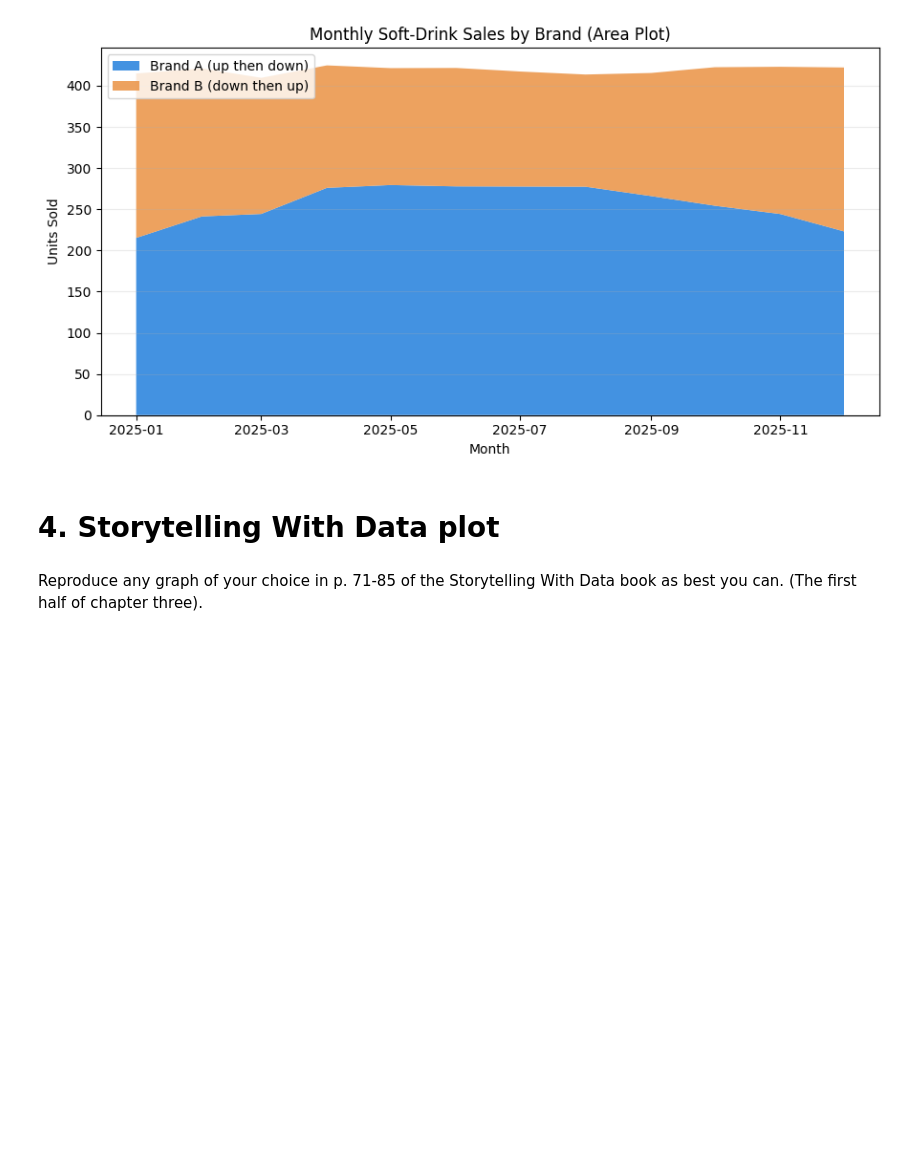
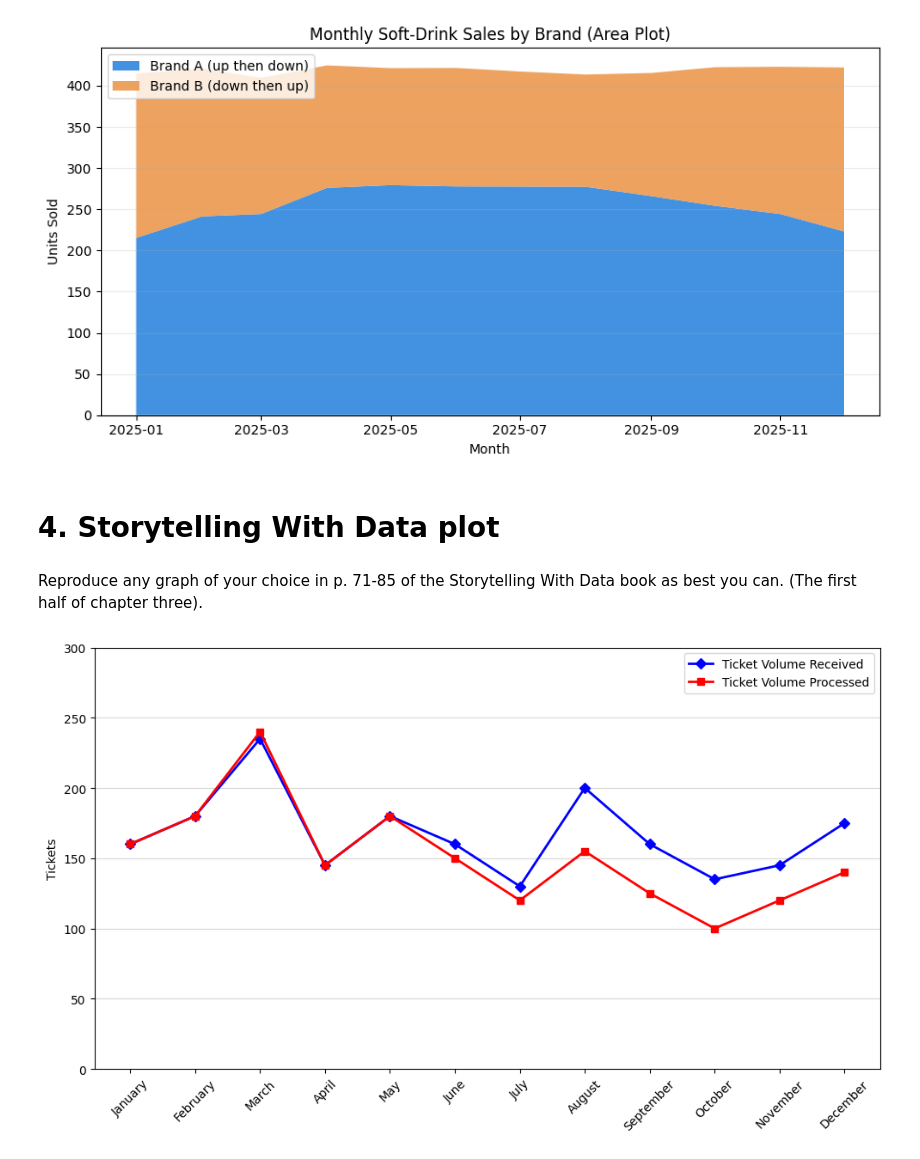
Before and after one commit to Haleymussary00/Module-B-semester-2, a Jupyter notebook: Week5-concealed-answer.ipynb, the cells around one changed output. Cells and saved outputs as stored; diff of their text form; code cells hidden in the pictures; blank space fills up the shorter version.

Commit message:
week 5 graph

```diff
--- a/Week5-concealed-answer.ipynb
+++ b/Week5-concealed-answer.ipynb
@@ -400,3 +400,36 @@ plt.tight_layout()
 # 4. Storytelling With Data plot
 # %% [markdown]
 Reproduce any graph of your choice in p. 71-85 of the Storytelling With Data book as best you can.  (The first half of chapter three).
+# %%
+import matplotlib.pyplot as plt
+
+# Create Dummy Data
+months = [
+    "January","February","March","April","May","June",
+    "July","August","September","October","November","December"
+]
+
+ticket_received = [160, 180, 235, 145, 180, 160, 130, 200, 160, 135, 145, 175]
+ticket_processed = [160, 180, 240, 145, 180, 150, 120, 155, 125, 100, 120, 140]
+# %%
+# Create figure
+plt.figure(figsize=(10,6))
+
+# Plot lines
+plt.plot(months, ticket_received, marker='D', color='blue', linewidth=2,
+         label='Ticket Volume Received')
+plt.plot(months, ticket_processed, marker='s', color='red', linewidth=2,
+         label='Ticket Volume Processed')
+
+# Formatting
+plt.ylim(0, 300)
+plt.grid(axis='y', linestyle='-', alpha=0.5)
+plt.xticks(rotation=45)
+plt.ylabel("Tickets")
+plt.legend()
+
+# Show plot
+plt.tight_layout()
+plt.show()
+# %% [output]
+[figure, added]
```
